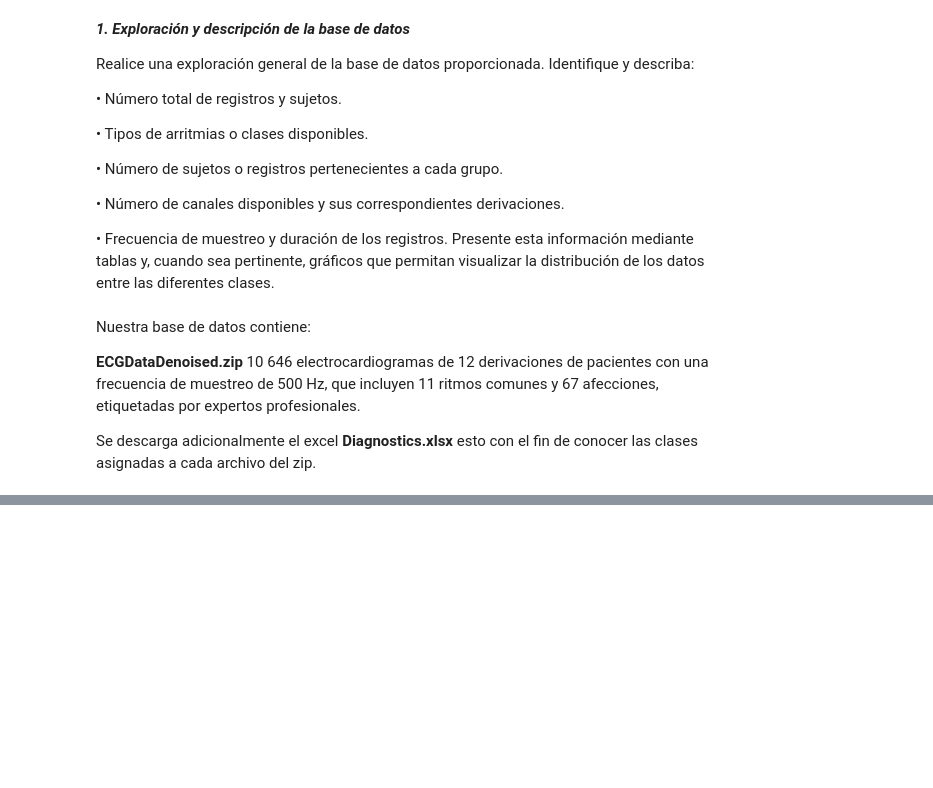
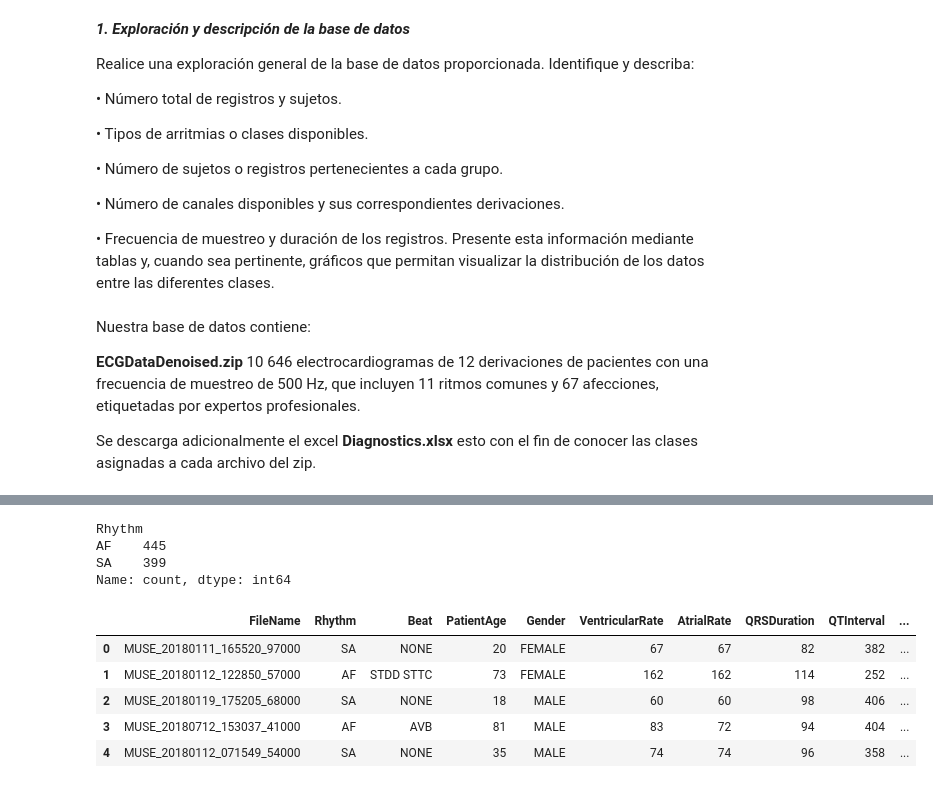
Before and after one commit to valentinamoralese/Biose-ales-Valentina-Morales-Paula-Garcia, a Jupyter notebook: Practica2_SegundaParte_Vale_Paula.ipynb, the cells around one changed output, grey strips where cells are left out. Saved outputs shown, nothing was run; the diff lists cells and outputs as text; code cells hidden in the pictures; blank space fills up the shorter version.

```diff
--- a/Practica2_SegundaParte_Vale_Paula.ipynb
+++ b/Practica2_SegundaParte_Vale_Paula.ipynb
@@ -71,0 +221,18 @@ TypeError: 'WindowsPath' object is not subscriptable
+# %%
+grupo_a, grupo_b = "AF", "SA"
+subset = diag[diag["Rhythm"].isin([grupo_a, grupo_b])].reset_index(drop=True)
+
+conteo = subset["Rhythm"].value_counts()
+print(conteo)
+subset.head()
+# %% [output]
+Rhythm
+AF    445
+SA    399
+Name: count, dtype: int64
+|  | FileName | Rhythm | Beat | PatientAge | Gender | VentricularRate | AtrialRate | QRSDuration | QTInterval | ... |
+| 0 | MUSE_20180111_165520_97000 | SA | NONE | 20 | FEMALE | 67 | 67 | 82 | 382 | ... |
+| 1 | MUSE_20180112_122850_57000 | AF | STDD STTC | 73 | FEMALE | 162 | 162 | 114 | 252 | ... |
+| 2 | MUSE_20180119_175205_68000 | SA | NONE | 18 | MALE | 60 | 60 | 98 | 406 | ... |
+| 3 | MUSE_20180712_153037_41000 | AF | AVB | 81 | MALE | 83 | 72 | 94 | 404 | ... |
+| 4 | MUSE_20180112_071549_54000 | SA | NONE | 35 | MALE | 74 | 74 | 96 | 358 | ... |
```
Also changed, not shown: parts of 14 cells of this notebook.
